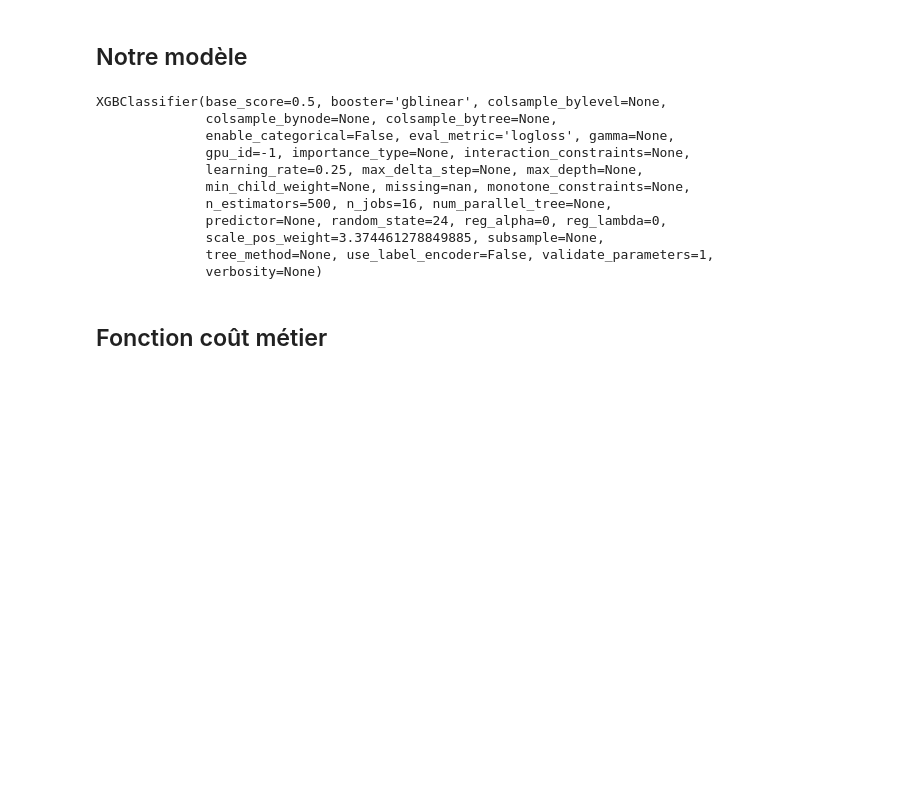
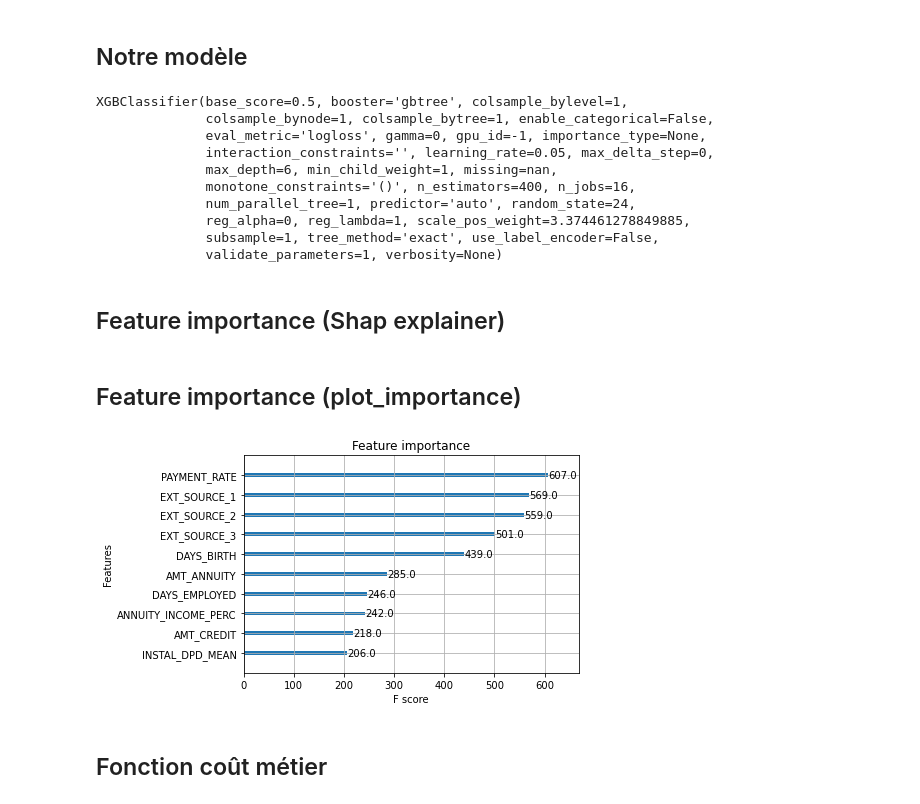
Before and after one commit to Palplatine/P7_OpenClassrooms, a Jupyter notebook: P7_02_XGBoostClassifier.ipynb, the cells around one changed output. Drawn from its saved outputs; the diff is of its cells as text; code cells hidden in the pictures; blank space fills up the shorter version.

```diff
--- a/P7_02_XGBoostClassifier.ipynb
+++ b/P7_02_XGBoostClassifier.ipynb
@@ -143,7 +137,7 @@ round(np.mean(results), 4)
 # %% [markdown]
 ## RandomizedSearch
 # %%
-model = XGBClassifier(scale_pos_weight=scale_class, booster='gblinear', random_state=24,
+model = XGBClassifier(scale_pos_weight=scale_class, random_state=24,
                       use_label_encoder=False, eval_metric='logloss')
 
 params_xgbr = {'learning_rate' : (0.05, 0.10, 0.15, 0.20, 0.25), 'n_estimators' : [100, 250, 400, 500, 600]}
@@ -183,18 +176,17 @@ XGBClassifier(base_score=0.5, booster='gblinear', colsample_bylevel=None,
 ## Notre modèle
 # %%
 # On utilise le résultat de notre RandomizedSearchCV
-clf = XGBClassifier(n_estimators=500, learning_rate=0.25, scale_pos_weight=scale_class,
-                    booster='gblinear', random_state=24, use_label_encoder=False, eval_metric='logloss')
+clf = XGBClassifier(n_estimators=400, learning_rate=0.05, scale_pos_weight=scale_class,
+                    random_state=24, use_label_encoder=False, eval_metric='logloss')
 clf.fit(X, y)
 # %% [output]
-XGBClassifier(base_score=0.5, booster='gblinear', colsample_bylevel=None,
-              colsample_bynode=None, colsample_bytree=None,
-              enable_categorical=False, eval_metric='logloss', gamma=None,
-              gpu_id=-1, importance_type=None, interaction_constraints=None,
-              learning_rate=0.25, max_delta_step=None, max_depth=None,
-              min_child_weight=None, missing=nan, monotone_constraints=None,
-              n_estimators=500, n_jobs=16, num_parallel_tree=None,
-              predictor=None, random_state=24, reg_alpha=0, reg_lambda=0,
-              scale_pos_weight=3.374461278849885, subsample=None,
-              tree_method=None, use_label_encoder=False, validate_parameters=1,
-              verbosity=None)
+XGBClassifier(base_score=0.5, booster='gbtree', colsample_bylevel=1,
+              colsample_bynode=1, colsample_bytree=1, enable_categorical=False,
+              eval_metric='logloss', gamma=0, gpu_id=-1, importance_type=None,
+              interaction_constraints='', learning_rate=0.05, max_delta_step=0,
+              max_depth=6, min_child_weight=1, missing=nan,
+              monotone_constraints='()', n_estimators=400, n_jobs=16,
+              num_parallel_tree=1, predictor='auto', random_state=24,
+              reg_alpha=0, reg_lambda=1, scale_pos_weight=3.374461278849885,
+              subsample=1, tree_method='exact', use_label_encoder=False,
+              validate_parameters=1, verbosity=None)
@@ -204,0 +197,2 @@ pickle.dump(clf, open(filename, 'wb'))
+# %% [markdown]
+## Feature importance (Shap explainer)
@@ -205,2 +209,9 @@ pickle.dump(clf, open(filename, 'wb'))
+# %% [markdown]
+## Feature importance (plot_importance)
+# %%
+plot_importance(clf, max_num_features=10)
+plt.show()
+# %% [output]
+[figure, added]
 # %% [markdown]
 ## Fonction coût métier
```
Also changed, not shown: parts of 25 cells of this notebook.
